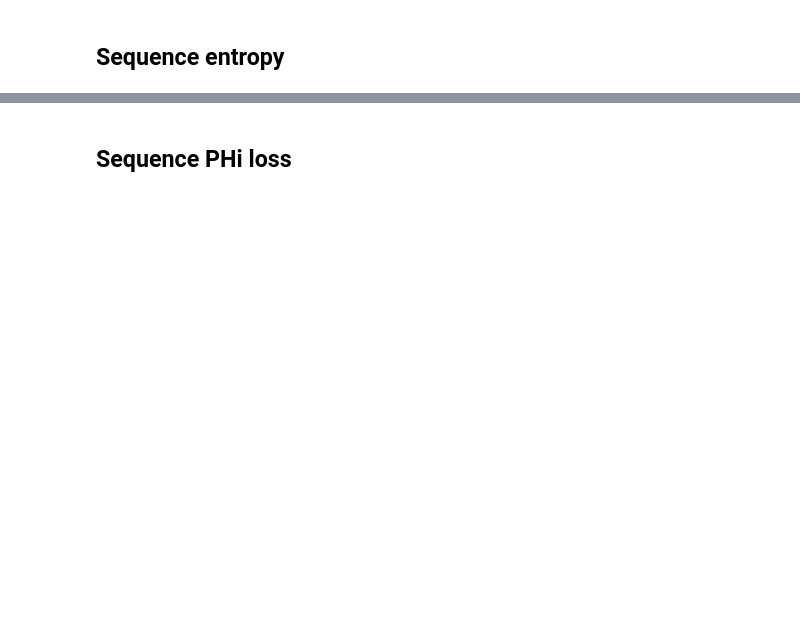
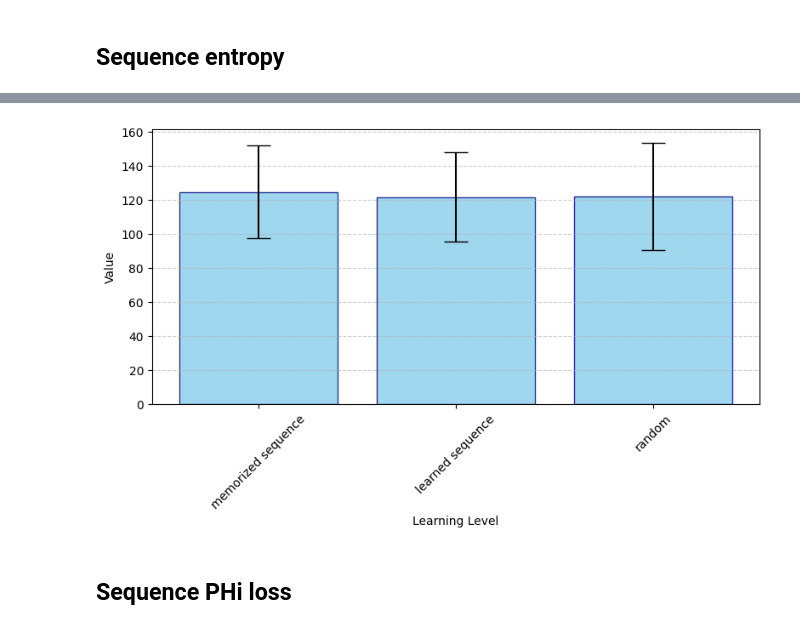
Before and after one commit to suurajroshan/predicting-hidden-states, a Jupyter notebook: predicting_hidden_states/notebooks/entropy-memorized-vs-learned-sequences.ipynb, the cells around one changed output, grey strips where cells are left out. Saved outputs shown, nothing was run; the diff lists cells and outputs as text; code cells hidden in the pictures; blank space fills up the shorter version.

```diff
--- a/predicting_hidden_states/notebooks/entropy-memorized-vs-learned-sequences.ipynb
+++ b/predicting_hidden_states/notebooks/entropy-memorized-vs-learned-sequences.ipynb
@@ -229,3 +353,7 @@ display(HTML(entropy_chars))
+# %%
+plot_binned_error_bars(included_levels, losses_vs_learning_levels_statistics['latent_losses'])
+# %% [output]
+[figure, added]
 # %% [markdown]
 ## Sequence PHi loss
 # %%
```
Also changed, not shown: parts of 26 cells of this notebook, 52 other files.
